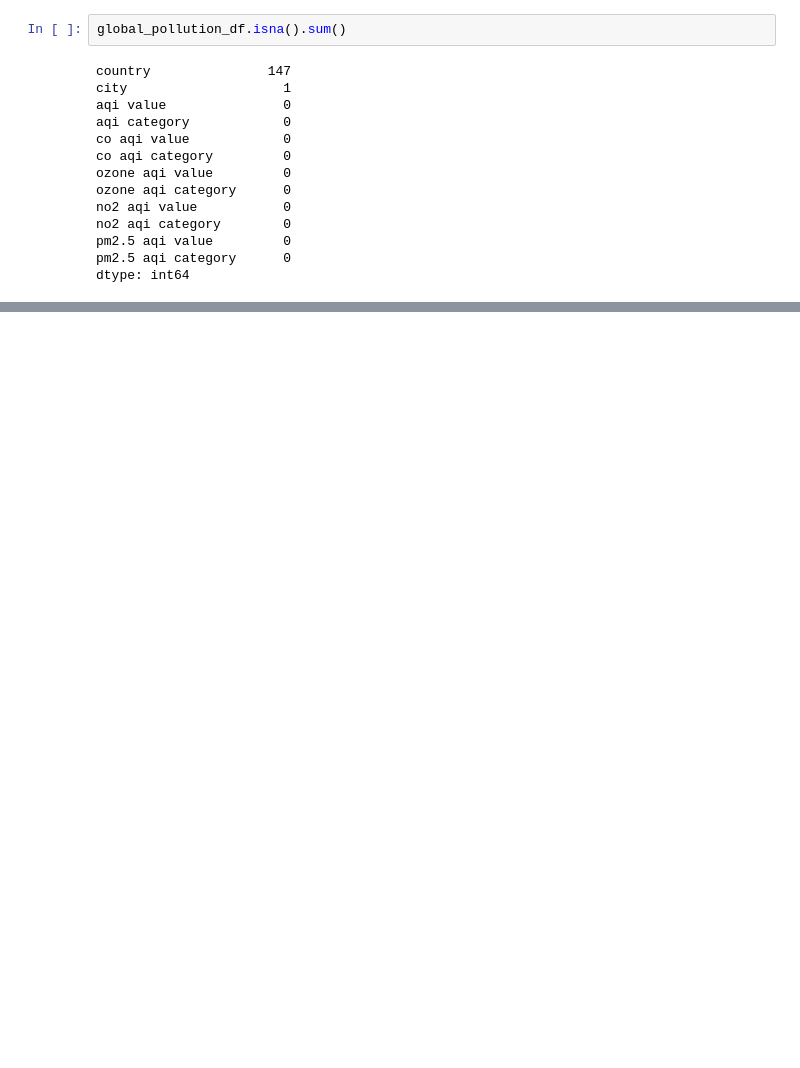
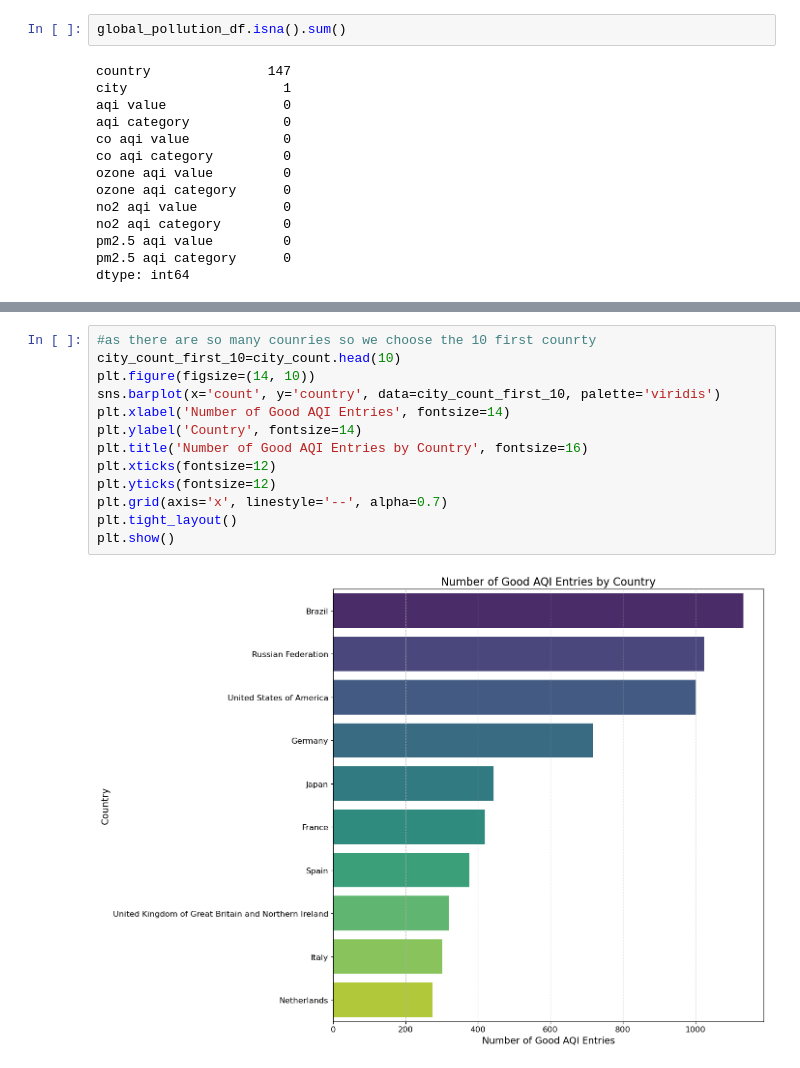
Before and after one commit to fnasiri1990/PROJECT_DA_REDI, a Jupyter notebook: project.ipynb, the cells around one changed output, grey strips where cells are left out. Saved outputs shown, nothing was run; the diff lists cells and outputs as text; blank space fills up the shorter version.

```diff
--- a/project.ipynb
+++ b/project.ipynb
@@ -195,0 +233,15 @@ dtype: int64
+# %%
+#as there are so many counries so we choose the 10 first counrty
+city_count_first_10=city_count.head(10)
+plt.figure(figsize=(14, 10))
+sns.barplot(x='count', y='country', data=city_count_first_10, palette='viridis')
+plt.xlabel('Number of Good AQI Entries', fontsize=14)
+plt.ylabel('Country', fontsize=14)
+plt.title('Number of Good AQI Entries by Country', fontsize=16)
+plt.xticks(fontsize=12)
+plt.yticks(fontsize=12)
+plt.grid(axis='x', linestyle='--', alpha=0.7)
+plt.tight_layout()
+plt.show()
+# %% [output]
+[figure, added]
```
Also changed, not shown: parts of 14 cells of this notebook.
